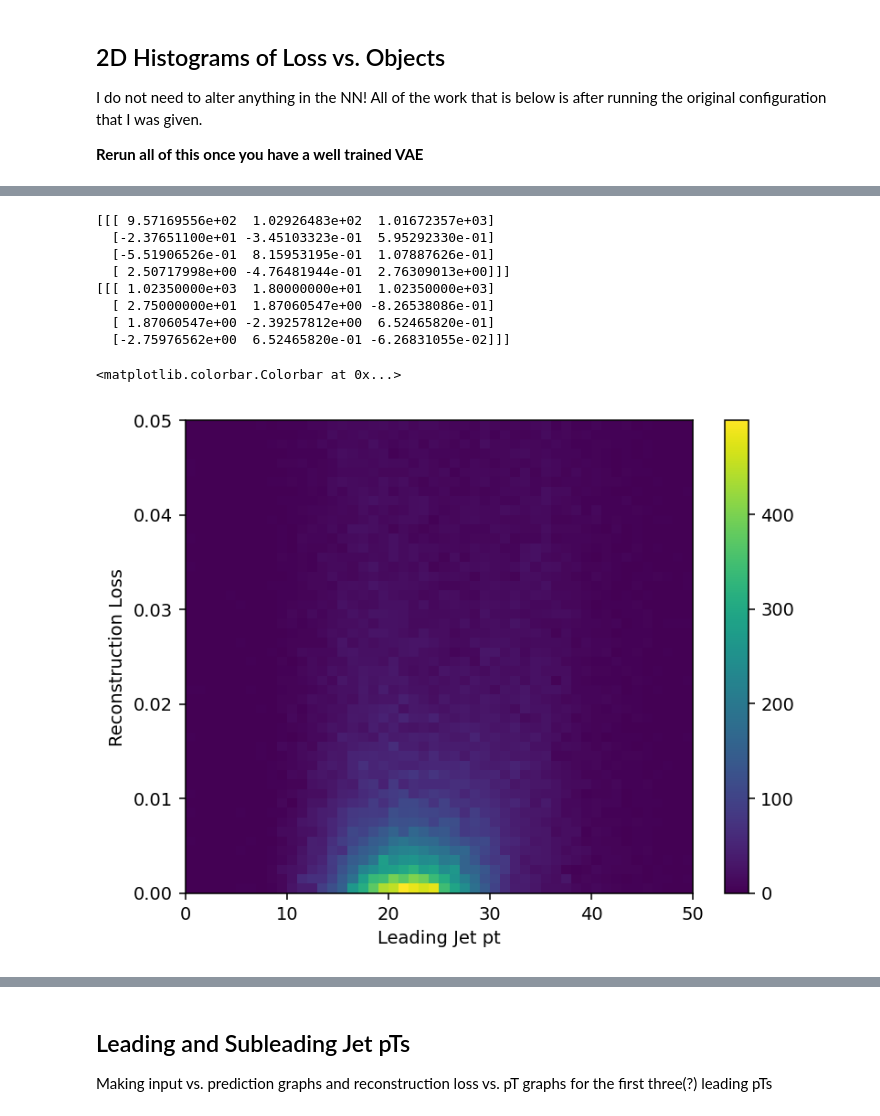
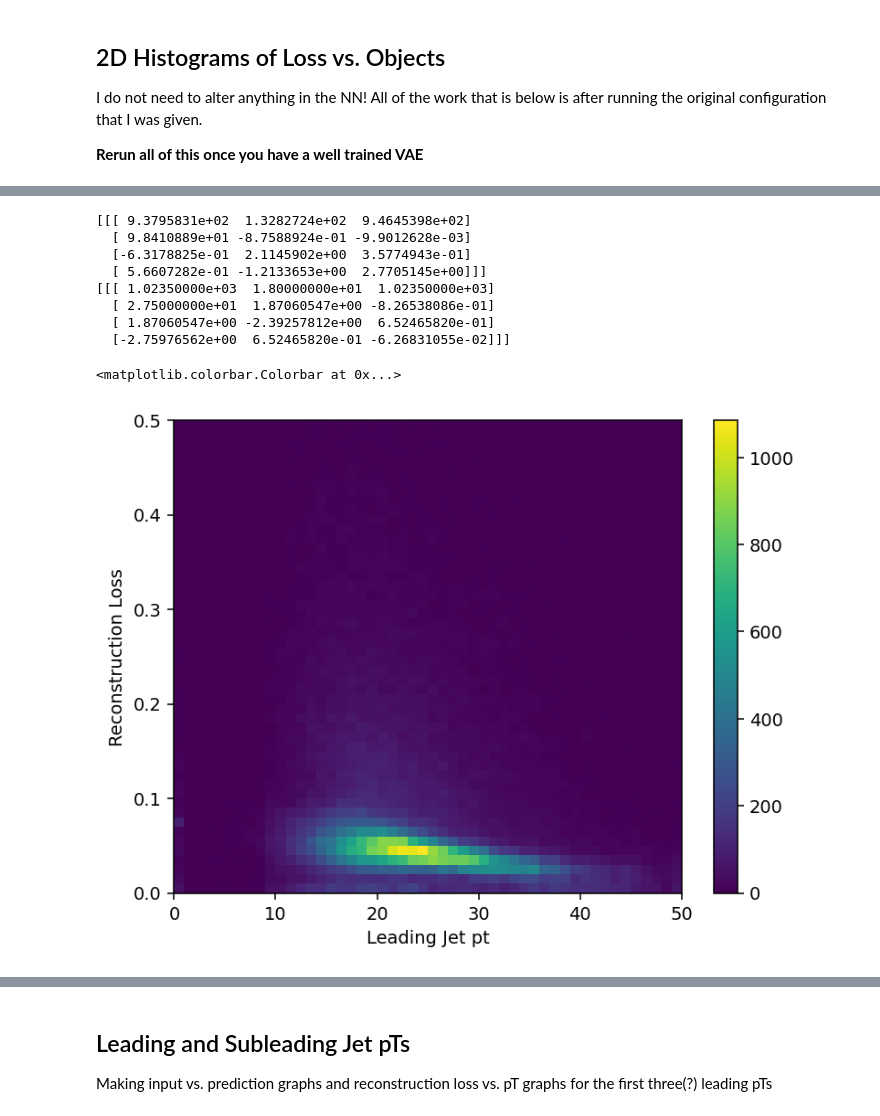
Before and after one commit to AdaCollins01/completed_axol1tl_practice, a Jupyter notebook: 3_training_a_VAE.ipynb, the cells around one changed output, grey strips where cells are left out. Saved outputs shown, nothing was run; the diff lists cells and outputs as text; code cells hidden in the pictures.

```diff
--- a/3_training_a_VAE.ipynb
+++ b/3_training_a_VAE.ipynb
@@ -215,6 +217,7 @@ _________________________________________________________________
 # %%
 callback = tf.keras.callbacks.EarlyStopping(monitor='val_loss', min_delta=0.0, patience=5, verbose = 1,restore_best_weights=True)
 vae = VAE(encoder, decoder)
+# vae.load_weights('vae_weights.h5') --> To use saved weights
 vae.compile(optimizer=keras.optimizers.Adam(learning_rate = 0.0001,clipnorm=10.0))
-history = vae.fit(data_train, validation_data = (data_valid, data_valid), epochs=10, batch_size=16, callbacks = [callback],shuffle=False)
+history = vae.fit(data_train, validation_data = (data_valid, data_valid), epochs=25, batch_size=16, callbacks = [callback],shuffle=False)
 # %% [output]
@@ -1099,30 +1088,30 @@ Text(0, 0.5, 'Events')
 # %%
 # What event caused that outlier?
 reco_loss_pt = np.array(reco_loss_pt)
-mask = np.array(reco_loss_pt) > 2000
+mask = np.array(reco_loss_pt) > 7000
 print(decoded_data[mask])
 print(data_valid_reshaped[mask])
 # We see really big pT values which often corresponds to an anomalous event
 # %% [output]
-[[[ 9.57169556e+02  1.02926483e+02  1.01672357e+03]
-  [-2.37651100e+01 -3.45103323e-01  5.95292330e-01]
-  [-5.51906526e-01  8.15953195e-01  1.07887626e-01]
-  [ 2.50717998e+00 -4.76481944e-01  2.76309013e+00]]]
+[[[ 9.3795831e+02  1.3282724e+02  9.4645398e+02]
+  [ 9.8410889e+01 -8.7588924e-01 -9.9012628e-03]
+  [-6.3178825e-01  2.1145902e+00  3.5774943e-01]
+  [ 5.6607282e-01 -1.2133653e+00  2.7705145e+00]]]
 [[[ 1.02350000e+03  1.80000000e+01  1.02350000e+03]
   [ 2.75000000e+01  1.87060547e+00 -8.26538086e-01]
   [ 1.87060547e+00 -2.39257812e+00  6.52465820e-01]
   [-2.75976562e+00  6.52465820e-01 -6.26831055e-02]]]
 # %%
 leading_jet_pt = data_valid_reshaped[:,0,0]
-plt.hist2d(leading_jet_pt, reco_loss_pt,bins=50,range=[(0,50),(0,0.05)])
+plt.hist2d(leading_jet_pt, reco_loss_pt,bins=50,range=[(0,50),(0,0.5)])
 
 #plt.yscale("log")
 plt.ylabel("Reconstruction Loss")
 plt.xlabel("Leading Jet pt")
 plt.colorbar()
 # %% [output]
 <matplotlib.colorbar.Colorbar at 0x...>
-[figure, old version]
+[figure, new version]
 # %%
 # Now let's look at eta
 reco_loss_eta = []
```
Also changed, not shown: parts of 17 cells of this notebook.
